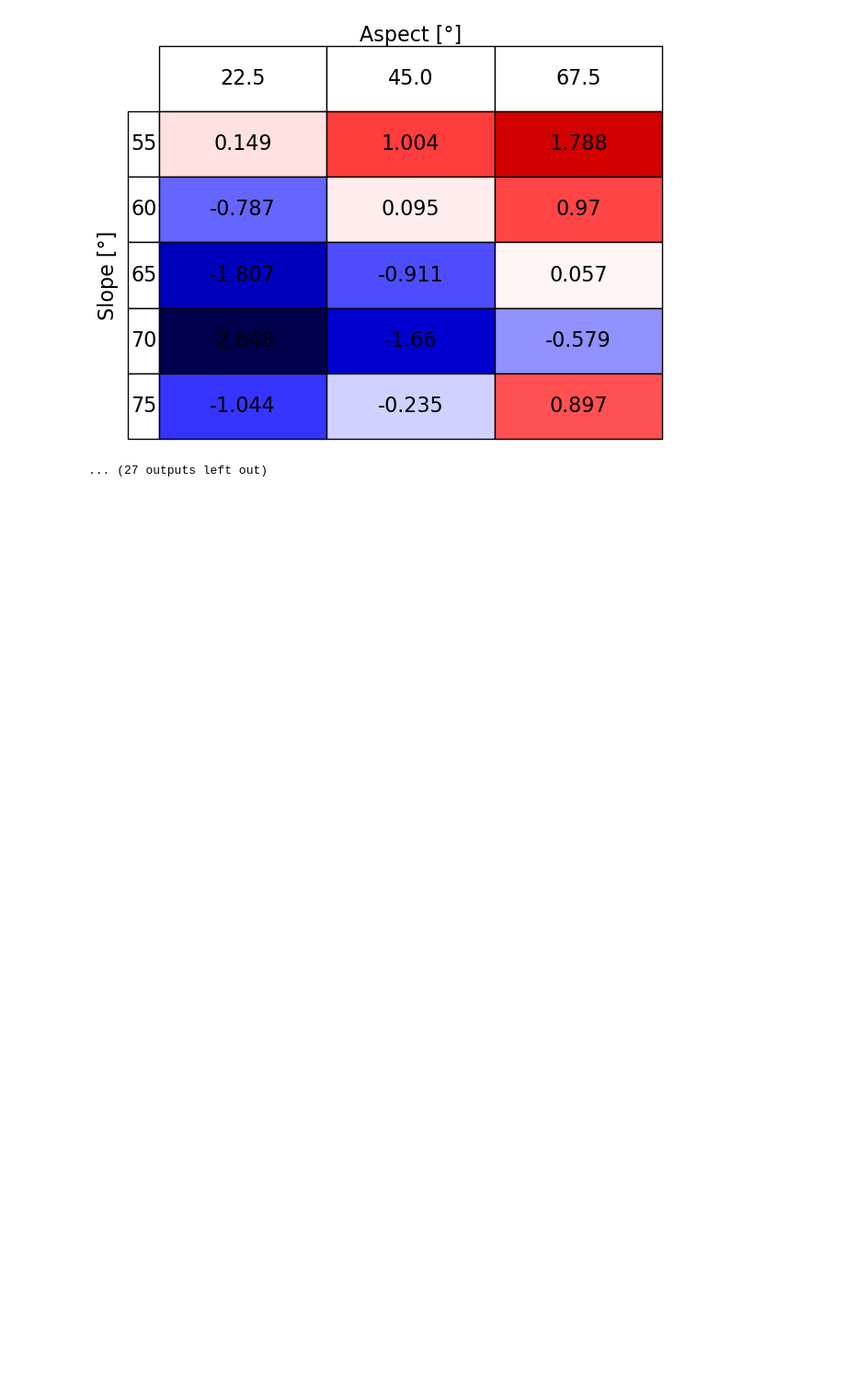
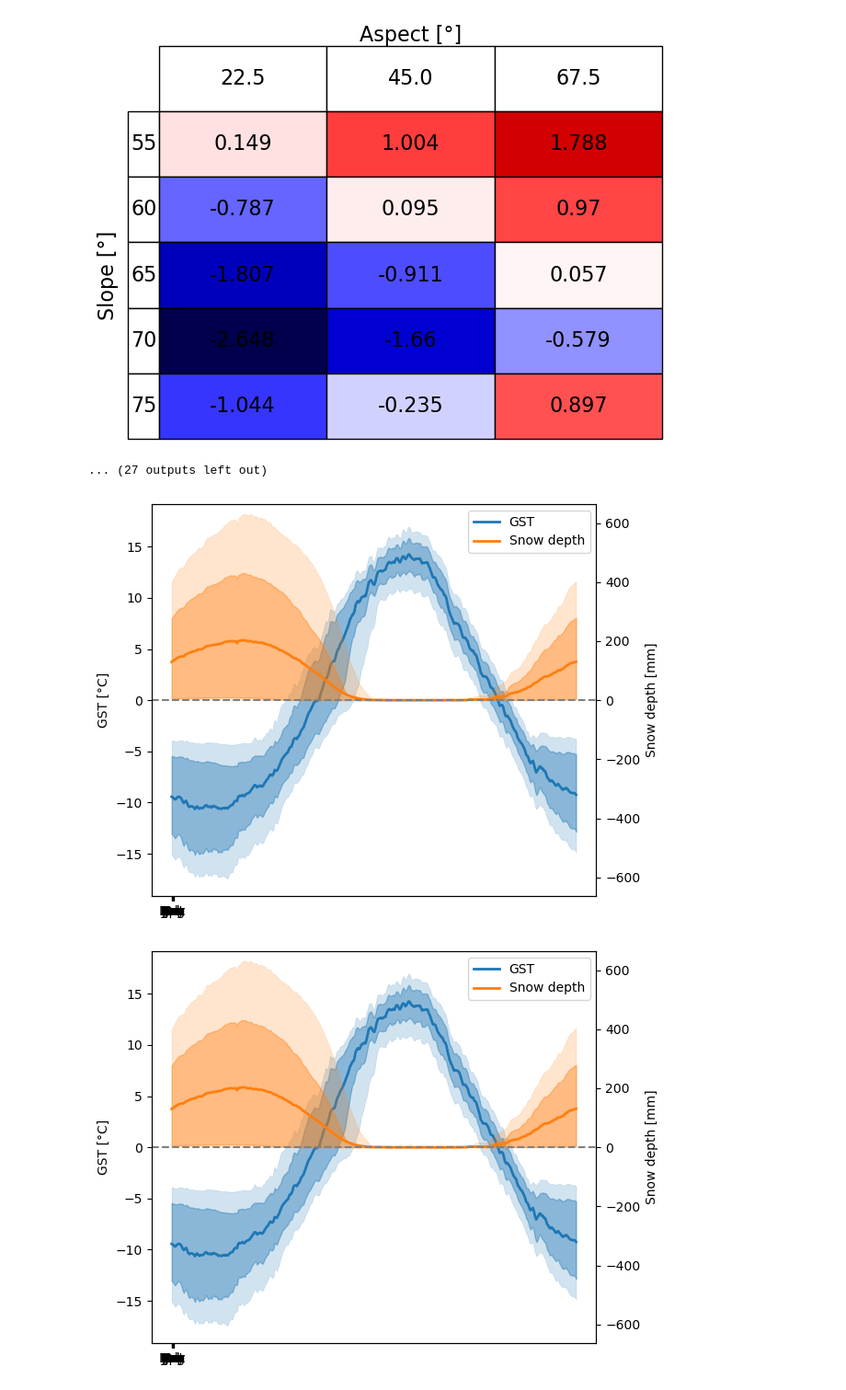
Before and after one commit to VictorPozsgay/SuPerSim, a Jupyter notebook: examples/produce_plots_North.ipynb, the cells around one changed output. Shown at 92% size. Saved outputs shown, nothing was run; the diff lists cells and outputs as text; code cells hidden in the pictures; blank space fills up the shorter version.

```diff
--- a/examples/produce_plots_North.ipynb
+++ b/examples/produce_plots_North.ipynb
@@ -138,8 +138,9 @@ Heatmap of the background mean GST as a function of aspect and slope at 3100 m:
 ... (27 outputs left out)
 # %%
 from SuPerSim.runningstats import mean_all_altitudes, mean_all_reanalyses
-from SuPerSim.open import open_air_nc, open_ground_nc
+from SuPerSim.open import open_air_nc, open_ground_nc, open_snow_nc
 from SuPerSim.constants import colorcycle, units
+from SuPerSim.mytime import list_tokens_year
 
 
 #####################################################################################
@@ -164,9 +165,11 @@ air_all_dict = dict(zip(list_vars, list_series_b))
 time_air_all = air_all_dict['time_air']
 temp_air_all = air_all_dict['temp_air']
 precipitation_all = air_all_dict['precipitation']
+_, snow_height = open_snow_nc(path_snow)
 
 mean_air_temp = mean_all_reanalyses(time_air_all,
                                     [mean_all_altitudes(i, site, path_pickle, no_weight) for i in temp_air_all],
                                     year_bkg_end, year_trans_end)
 
 _, time_ground, temp_ground = open_ground_nc(path_ground)
+_, time_bkg_ground, time_trans_ground, _ = list_tokens_year(time_ground, year_bkg_end, year_trans_end)
@@ -172,0 +397,5 @@ _, time_ground, temp_ground = open_ground_nc(path_ground)
+# %%
+plot_sanity_two_variables_one_year_quantiles_from_inputs(time_ground, [temp_ground, snow_height], [list_valid_sim, list_valid_sim], ['GST', 'Snow depth'])
+# %% [output]
+[figure, added]
+[figure, added]
```
Also changed, not shown: parts of 2 cells of this notebook, 2 other files.
